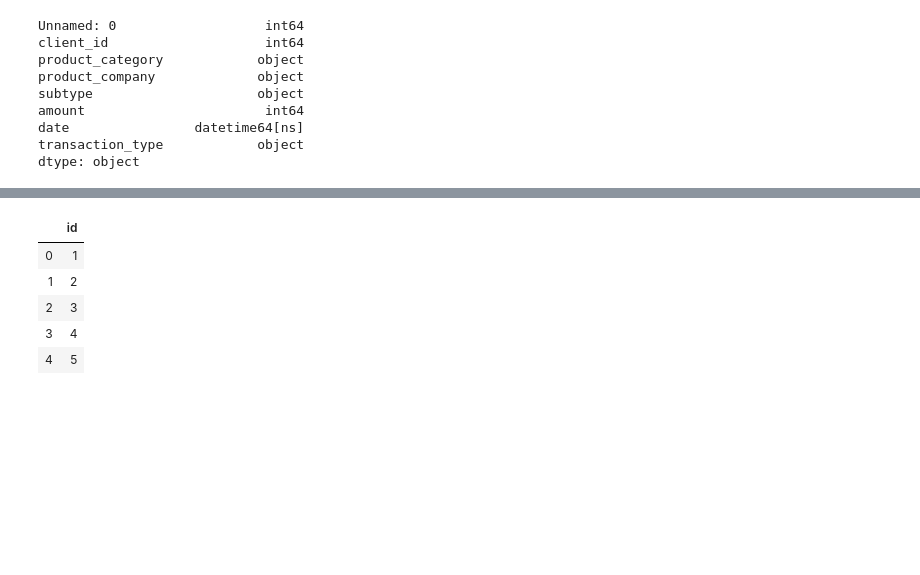
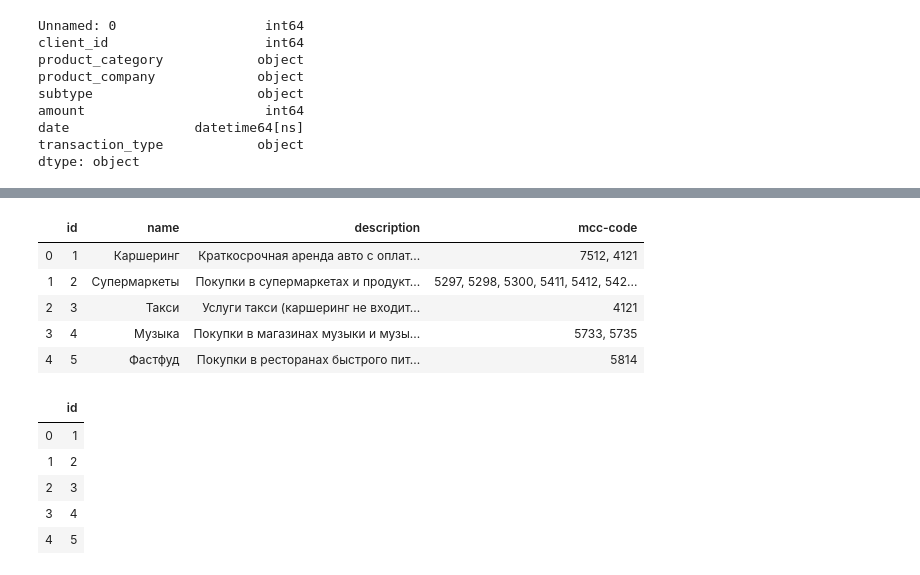
Before and after one commit to AleksandrRadist/RecommendationSystem, a Jupyter notebook: model/recommendation_model.ipynb, the cells around one changed output, grey strips where cells are left out. Cells and saved outputs as stored; diff of their text form; code cells hidden in the pictures; blank space fills up the shorter version.

```diff
--- a/model/recommendation_model.ipynb
+++ b/model/recommendation_model.ipynb
@@ -14,6 +15,7 @@ import seaborn as sns
 # %%
 path_transactions = r"C:\Users\kiril\OneDrive\Рабочий стол\Вышка\КР-ВКР\Курсовая\3 курс\RecommendationSystem\model\data\transactions.csv"
 path_clients = r"C:\Users\kiril\OneDrive\Рабочий стол\Вышка\КР-ВКР\Курсовая\3 курс\RecommendationSystem\model\data\clients.csv"
+path_categories = r"C:\Users\kiril\OneDrive\Рабочий стол\Вышка\КР-ВКР\Курсовая\3 курс\RecommendationSystem\model\data\categories.csv"
 # %%
 transactions = pd.read_csv(path_transactions)
 transactions.head()
@@ -66,6 +68,16 @@ clients.head()
 | 2 | 3 | Валентина Игоревна Фомина | к. Усть-Катав, бул. Восточный, д.... | +7 (920) 068-58-36 | mjasnikovvalentin@mail.ru | г. Сосновый Бор, алл. Лесхозная, ... | 1974-06-15 | 2017-10-18 | F | ... |
 | 3 | 4 | тов. Воронцова Фёкла Федоровна | клх Новая Игирма, алл. Погранична... | 8 334 398 3828 | martin85@rambler.ru | клх Котельнич, бул. Серафимовича,... | 1979-10-19 | 2012-08-25 | F | ... |
 | 4 | 5 | Филипп Дмитриевич Воронцов | к. Ребриха, пр. Свободы, д. 54, 4... | 8 (296) 455-0453 | jan_07@rambler.ru | клх Карабудахкент, ул. Абрикосова... | 1986-08-14 | 2017-03-15 | M | ... |
+# %%
+categories = pd.read_csv(path_categories)
+categories.head()
+# %% [output]
+|  | id | name | description | mcc-code |
+| 0 | 1 | Каршеринг | Краткосрочная аренда авто с оплат... | 7512, 4121 |
+| 1 | 2 | Супермаркеты | Покупки в супермаркетах и продукт... | 5297, 5298, 5300, 5411, 5412, 542... |
+| 2 | 3 | Такси | Услуги такси (каршеринг не входит... | 4121 |
+| 3 | 4 | Музыка | Покупки в магазинах музыки и музы... | 5733, 5735 |
+| 4 | 5 | Фастфуд | Покупки в ресторанах быстрого пит... | 5814 |
 # %%
 transactions.rename(columns={'Unnamed: 0': 'id'}, inplace=True)
 # %%
```
Also changed, not shown: parts of 24 cells of this notebook.
